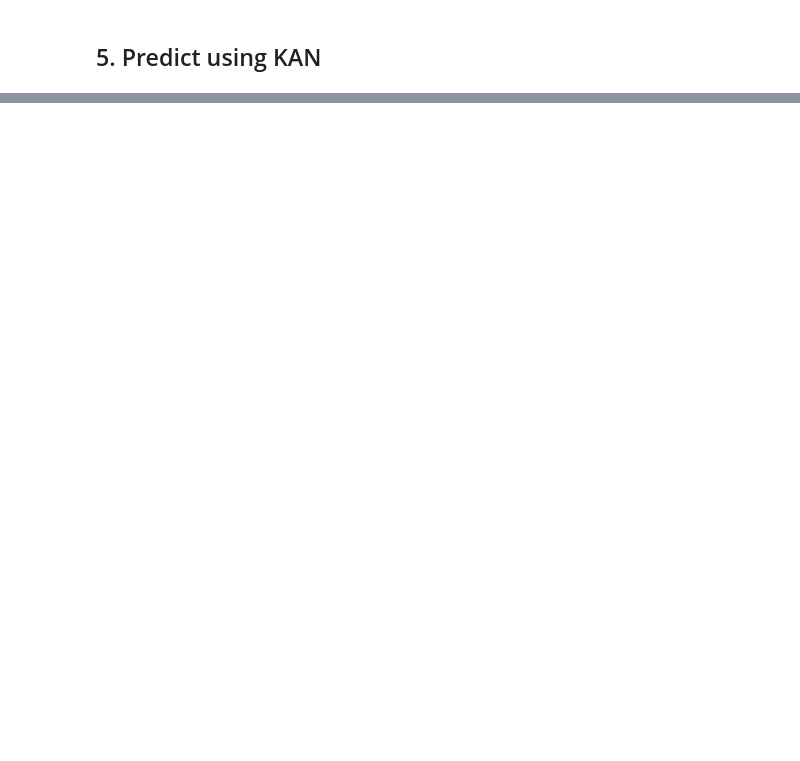
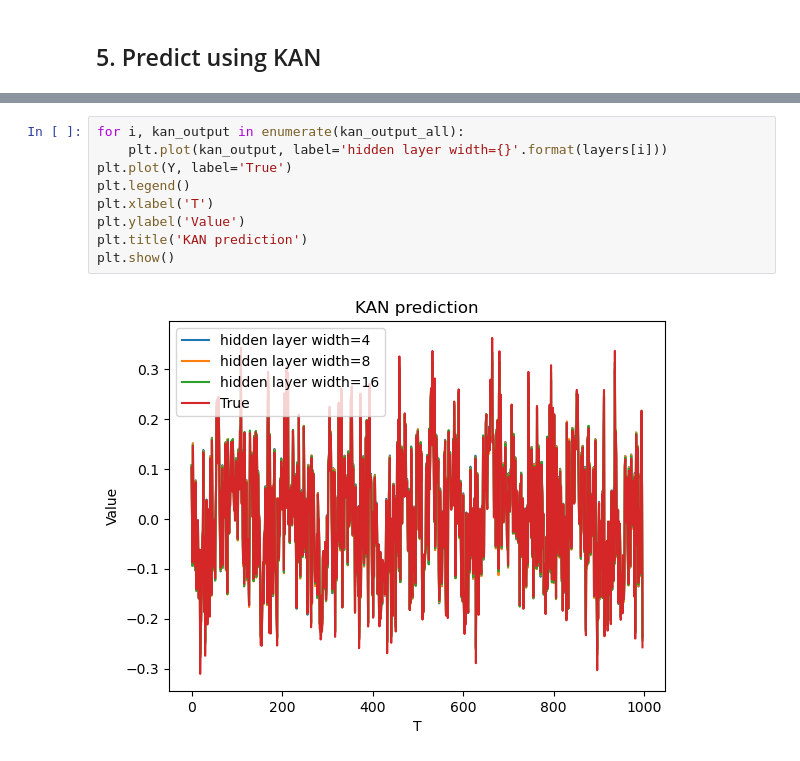
Before and after one commit to MorganREN/TKAN4GrangerCausality, a Jupyter notebook: KAN4Granger/KANvsMLP_TS_demo.ipynb, the cells around one changed output, grey strips where cells are left out. Saved outputs shown, nothing was run; the diff lists cells and outputs as text; blank space fills up the shorter version.

```diff
--- a/KAN4Granger/KANvsMLP_TS_demo.ipynb
+++ b/KAN4Granger/KANvsMLP_TS_demo.ipynb
@@ -129,0 +194,11 @@ torch.Size([997, 1])
+# %%
+for i, kan_output in enumerate(kan_output_all):
+    plt.plot(kan_output, label='hidden layer width={}'.format(layers[i]))
+plt.plot(Y, label='True')
+plt.legend()
+plt.xlabel('T')
+plt.ylabel('Value')
+plt.title('KAN prediction')
+plt.show()
+# %% [output]
+[figure, added]
```
Also changed, not shown: parts of 6 cells of this notebook, 1 other file.
